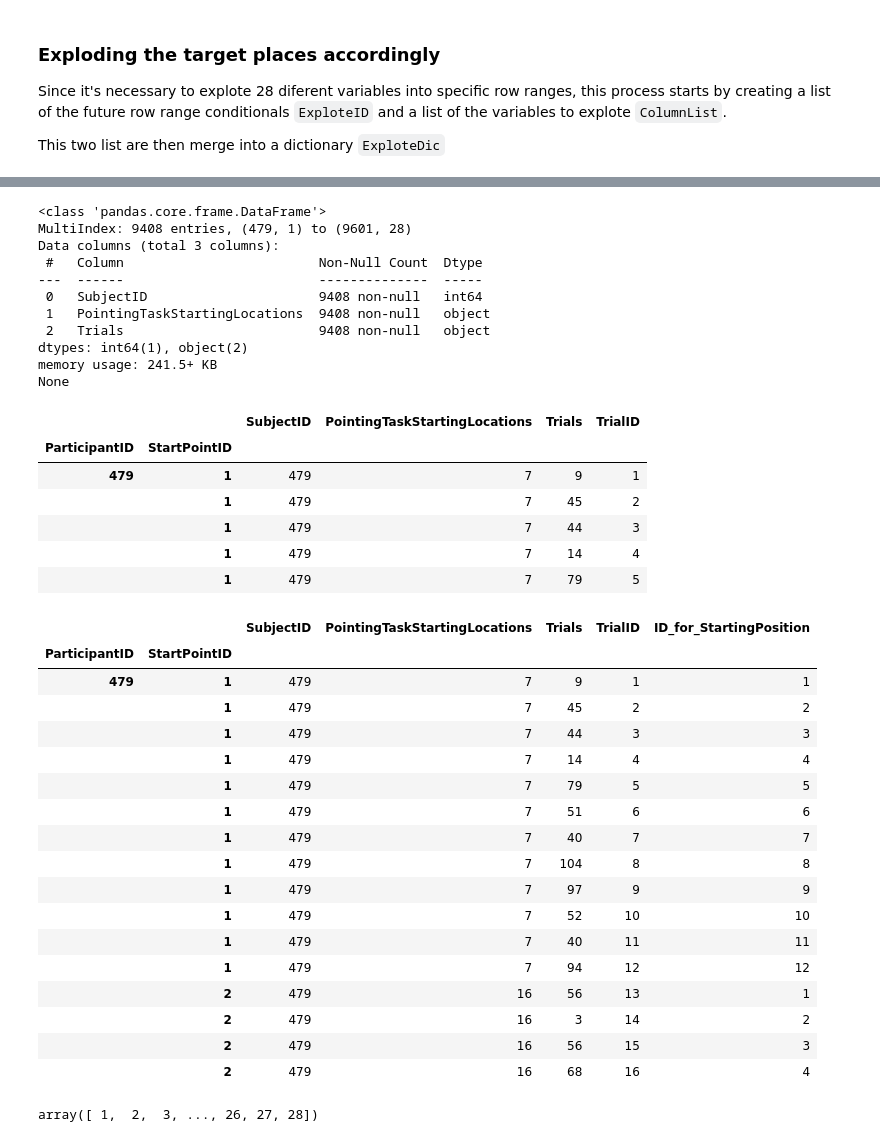
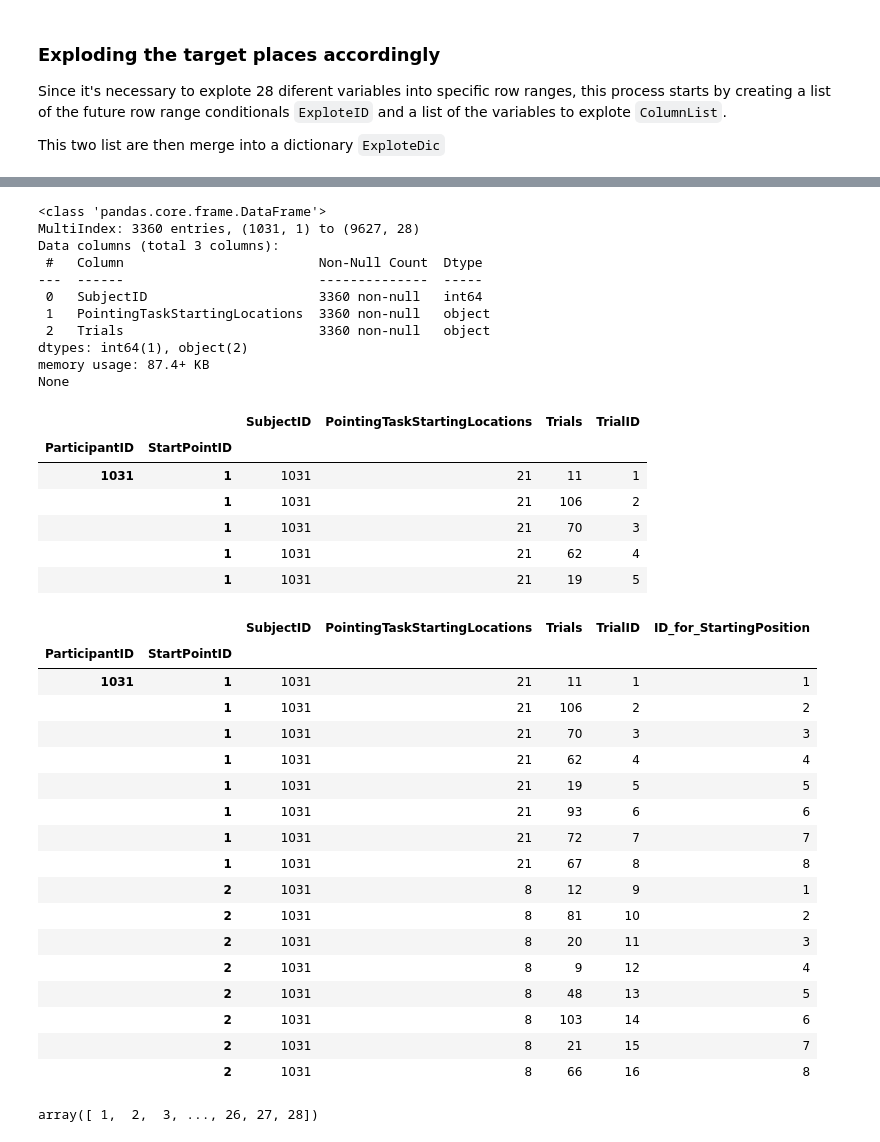
Before and after one commit to tracysanchez/Human_Agents_Impact_Nav, a Jupyter notebook: PointingTask_Exp2/Building_Task/02_ParticipantsDataReconstruction.ipynb, the cells around one changed output, grey strips where cells are left out. Cells and saved outputs as stored; diff of their text form; code cells hidden in the pictures.

```diff
--- a/PointingTask_Exp2/Building_Task/02_ParticipantsDataReconstruction.ipynb
+++ b/PointingTask_Exp2/Building_Task/02_ParticipantsDataReconstruction.ipynb
@@ -19,7 +20,8 @@ os.getcwd()
 # %%
 # specify data folder
 # with wildcard for every file with a certain name
-path = "Randomizations/*.json"
+#path = "Randomizations/*.json"
+path = "*.json"
 # %%
 ## Extracting all subject IDs from the data folder
 subIDs = []
@@ -39,17 +43,19 @@ df = pd.DataFrame()
 
 # read every file name in folder
 for filename in glob.glob(path):
-    with open(filename, 'r') as file:
-        # make json files parsable
-        data = "[" + file.read()
-        data = data[:len(data)-1] + "]"
+    if "PointingTask" in filename:
+        with open(filename, 'r') as file:
+            # make json files parsable
+            data = "[" + file.read()
+            data = data[:len(data)-1] + "]"
 
-        # read data per file
-        subjectdf = pd.read_json(data)
+            # read data per file
+            subjectdf = pd.read_json(data)
 
-        # insert participant id in every line
-        subjectdf.insert(0, "SubjectID", [int(filename[15:19])] * subjectdf.shape[0], True)
-        df = df.append(subjectdf, ignore_index=True)
+            # insert participant id in every line
+            #subjectdf.insert(0, "SubjectID", [int(filename[15:19])] * subjectdf.shape[0], True)
+            subjectdf.insert(0, "SubjectID", [int(filename[0:4])] * subjectdf.shape[0], True)
+            df = df.append(subjectdf, ignore_index=True)
 df.head(8)
 # %% [output]
 |  | SubjectID | ParticipantID | TaskOrder | Language | InitialOrientation | PointingTaskRandomised | ... |
@@ -255,15 +261,15 @@ Targets.head()
 print(Targets.info())
 # %% [output]
 <class 'pandas.core.frame.DataFrame'>
-MultiIndex: 9408 entries, (479, 1) to (9601, 28)
+MultiIndex: 3360 entries, (1031, 1) to (9627, 28)
 Data columns (total 3 columns):
  #   Column                         Non-Null Count  Dtype
 ---  ------                         --------------  -----
- 0   SubjectID                      9408 non-null   int64
- 1   PointingTaskStartingLocations  9408 non-null   object
- 2   Trials                         9408 non-null   object
+ 0   SubjectID                      3360 non-null   int64
+ 1   PointingTaskStartingLocations  3360 non-null   object
+ 2   Trials                         3360 non-null   object
 dtypes: int64(1), object(2)
-memory usage: 241.5+ KB
+memory usage: 87.4+ KB
 None
 # %%
 Final = Targets
@@ -273,36 +279,36 @@ Final.head()
 # %% [output]
 |  |  | SubjectID | PointingTaskStartingLocations | Trials | TrialID |
 | ParticipantID | StartPointID |  |  |  |  |
-| 479 | 1 | 479 | 7 | 9 | 1 |
-|  | 1 | 479 | 7 | 45 | 2 |
-|  | 1 | 479 | 7 | 44 | 3 |
-|  | 1 | 479 | 7 | 14 | 4 |
-|  | 1 | 479 | 7 | 79 | 5 |
+| 1031 | 1 | 1031 | 21 | 11 | 1 |
+|  | 1 | 1031 | 21 | 106 | 2 |
+|  | 1 | 1031 | 21 | 70 | 3 |
+|  | 1 | 1031 | 21 | 62 | 4 |
+|  | 1 | 1031 | 21 | 19 | 5 |
 # %%
 #Include marker for each starting position
 SubjectNum = len(df.SubjectID.unique())
 #Final['MainID_for_StartingPosition']= np.tile(np.arange(1,29,12),SubjectNum)
-Final['ID_for_StartingPosition']= np.tile(np.arange(1,13,1), (SubjectNum*28))
+Final['ID_for_StartingPosition']= np.tile(np.arange(1,9,1), (SubjectNum*28))
 Final.head(16)
 # %% [output]
 |  |  | SubjectID | PointingTaskStartingLocations | Trials | TrialID | ID_for_StartingPosition |
 | ParticipantID | StartPointID |  |  |  |  |  |
-| 479 | 1 | 479 | 7 | 9 | 1 | 1 |
-|  | 1 | 479 | 7 | 45 | 2 | 2 |
-|  | 1 | 479 | 7 | 44 | 3 | 3 |
-|  | 1 | 479 | 7 | 14 | 4 | 4 |
-|  | 1 | 479 | 7 | 79 | 5 | 5 |
-|  | 1 | 479 | 7 | 51 | 6 | 6 |
-|  | 1 | 479 | 7 | 40 | 7 | 7 |
-|  | 1 | 479 | 7 | 104 | 8 | 8 |
-|  | 1 | 479 | 7 | 97 | 9 | 9 |
-|  | 1 | 479 | 7 | 52 | 10 | 10 |
-|  | 1 | 479 | 7 | 40 | 11 | 11 |
-|  | 1 | 479 | 7 | 94 | 12 | 12 |
-|  | 2 | 479 | 16 | 56 | 13 | 1 |
-|  | 2 | 479 | 16 | 3 | 14 | 2 |
-|  | 2 | 479 | 16 | 56 | 15 | 3 |
-|  | 2 | 479 | 16 | 68 | 16 | 4 |
+| 1031 | 1 | 1031 | 21 | 11 | 1 | 1 |
+|  | 1 | 1031 | 21 | 106 | 2 | 2 |
+|  | 1 | 1031 | 21 | 70 | 3 | 3 |
+|  | 1 | 1031 | 21 | 62 | 4 | 4 |
+|  | 1 | 1031 | 21 | 19 | 5 | 5 |
+|  | 1 | 1031 | 21 | 93 | 6 | 6 |
+|  | 1 | 1031 | 21 | 72 | 7 | 7 |
+|  | 1 | 1031 | 21 | 67 | 8 | 8 |
+|  | 2 | 1031 | 8 | 12 | 9 | 1 |
+|  | 2 | 1031 | 8 | 81 | 10 | 2 |
+|  | 2 | 1031 | 8 | 20 | 11 | 3 |
+|  | 2 | 1031 | 8 | 9 | 12 | 4 |
+|  | 2 | 1031 | 8 | 48 | 13 | 5 |
+|  | 2 | 1031 | 8 | 103 | 14 | 6 |
+|  | 2 | 1031 | 8 | 21 | 15 | 7 |
+|  | 2 | 1031 | 8 | 66 | 16 | 8 |
 # %%
 np.tile(np.arange(1,29,1),(SubjectNum*12))
 # %% [output]
```
Also changed, not shown: parts of 28 cells of this notebook, 6 other files.
